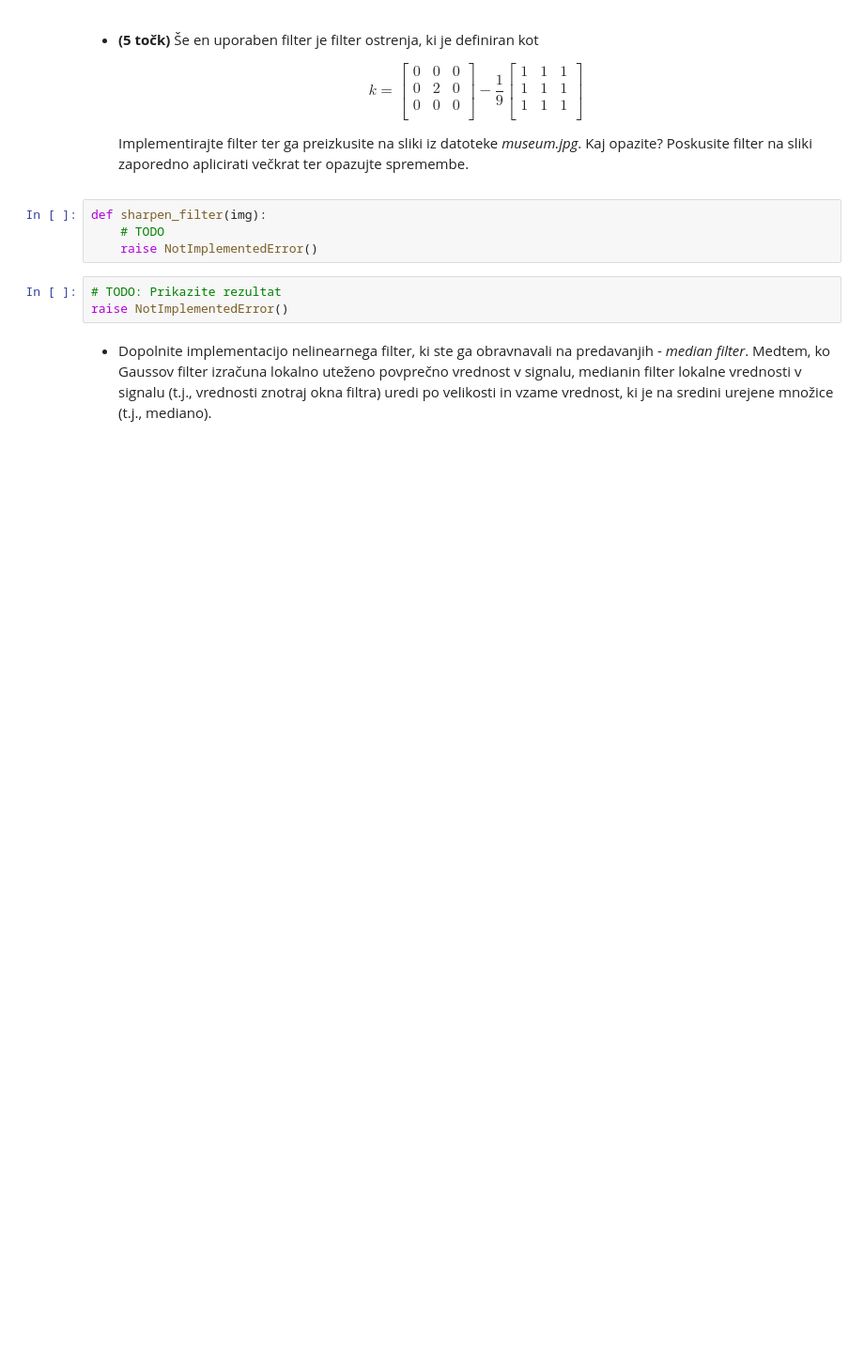
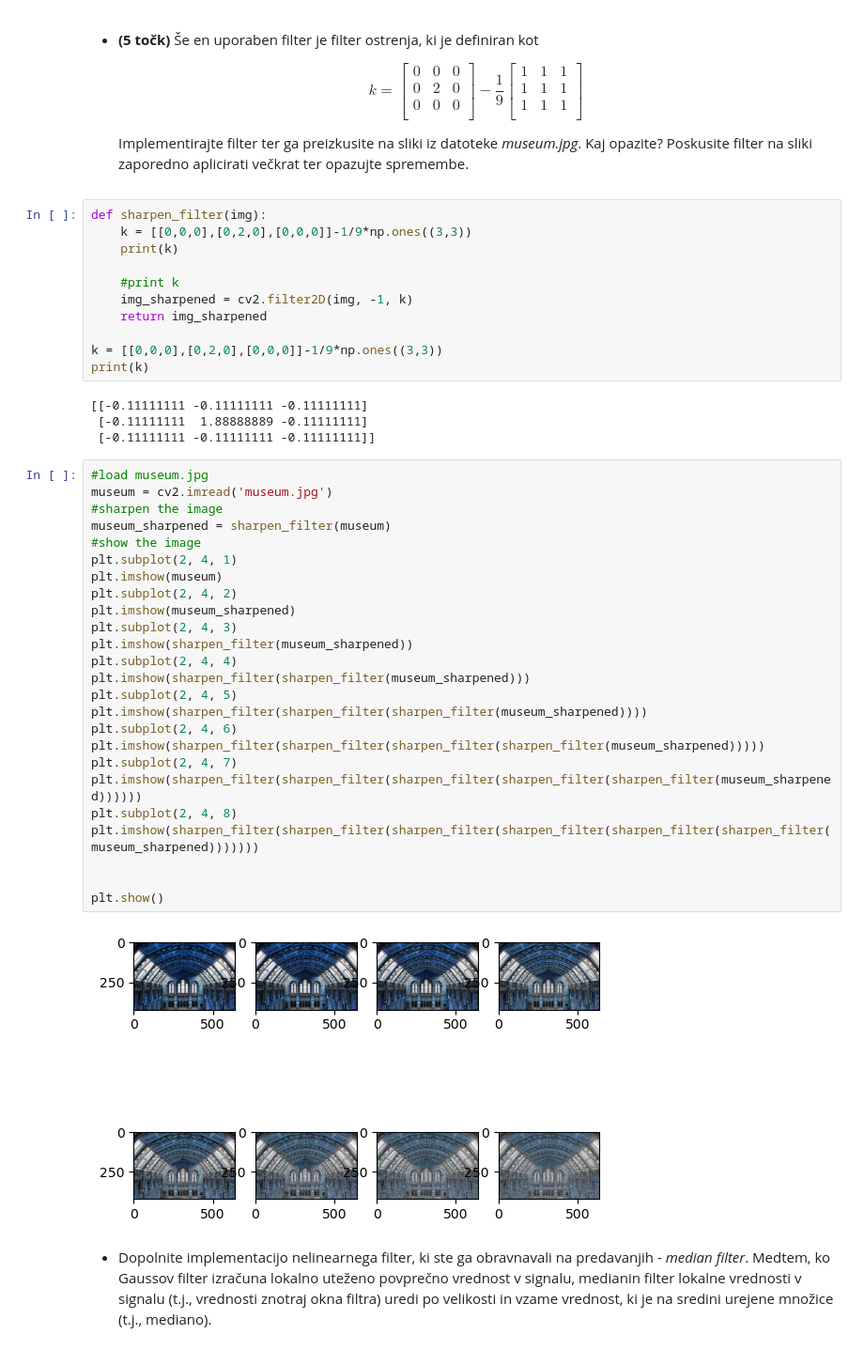
Before and after one commit to TiborKoderman/rrz, a Jupyter notebook: vaja2/vaja2.ipynb, the cells around one changed output. Shown at 94% size. Drawn from its saved outputs; the diff is of its cells as text; blank space fills up the shorter version.

```diff
--- a/vaja2/vaja2.ipynb
+++ b/vaja2/vaja2.ipynb
@@ -251,13 +334,48 @@ plt.imshow(A_s_filtered, cmap='gray')
    $$
 
    Implementirajte filter ter ga preizkusite na sliki iz datoteke <i>museum.jpg</i>. Kaj opazite? Poskusite filter na sliki zaporedno aplicirati večkrat ter opazujte spremembe.
-# %%
-def sharpen_filter(img):
-    # TODO
-    raise NotImplementedError()
-# %%
-# TODO: Prikazite rezultat
-raise NotImplementedError()
+# %%
+def sharpen_filter(img):
+    k = [[0,0,0],[0,2,0],[0,0,0]]-1/9*np.ones((3,3))
+    print(k)
+
+    #print k
+    img_sharpened = cv2.filter2D(img, -1, k)
+    return img_sharpened
+
+k = [[0,0,0],[0,2,0],[0,0,0]]-1/9*np.ones((3,3))
+print(k)
+# %% [output]
+[[-0.11111111 -0.11111111 -0.11111111]
+ [-0.11111111  1.88888889 -0.11111111]
+ [-0.11111111 -0.11111111 -0.11111111]]
+# %%
+#load museum.jpg
+museum = cv2.imread('museum.jpg')
+#sharpen the image
+museum_sharpened = sharpen_filter(museum)
+#show the image
+plt.subplot(2, 4, 1)
+plt.imshow(museum)
+plt.subplot(2, 4, 2)
+plt.imshow(museum_sharpened)
+plt.subplot(2, 4, 3)
+plt.imshow(sharpen_filter(museum_sharpened))
+plt.subplot(2, 4, 4)
+plt.imshow(sharpen_filter(sharpen_filter(museum_sharpened)))
+plt.subplot(2, 4, 5)
+plt.imshow(sharpen_filter(sharpen_filter(sharpen_filter(museum_sharpened))))
+plt.subplot(2, 4, 6)
+plt.imshow(sharpen_filter(sharpen_filter(sharpen_filter(sharpen_filter(museum_sharpened)))))
+plt.subplot(2, 4, 7)
+plt.imshow(sharpen_filter(sharpen_filter(sharpen_filter(sharpen_filter(sharpen_filter(museum_sharpened))))))
+plt.subplot(2, 4, 8)
+plt.imshow(sharpen_filter(sharpen_filter(sharpen_filter(sharpen_filter(sharpen_filter(sharpen_filter(museum_sharpened)))))))
+
+
+plt.show()
+# %% [output]
+[figure, added]
 # %% [markdown]
 * Dopolnite implementacijo nelinearnega filter, ki ste ga obravnavali na predavanjih - <i>median filter</i>. Medtem, ko Gaussov filter izračuna lokalno uteženo povprečno vrednost v signalu, medianin filter lokalne vrednosti v signalu (t.j., vrednosti znotraj okna filtra) uredi po velikosti in vzame vrednost, ki je na sredini urejene množice (t.j., mediano).
 # %%
```
Also changed, not shown: parts of 17 cells of this notebook.
